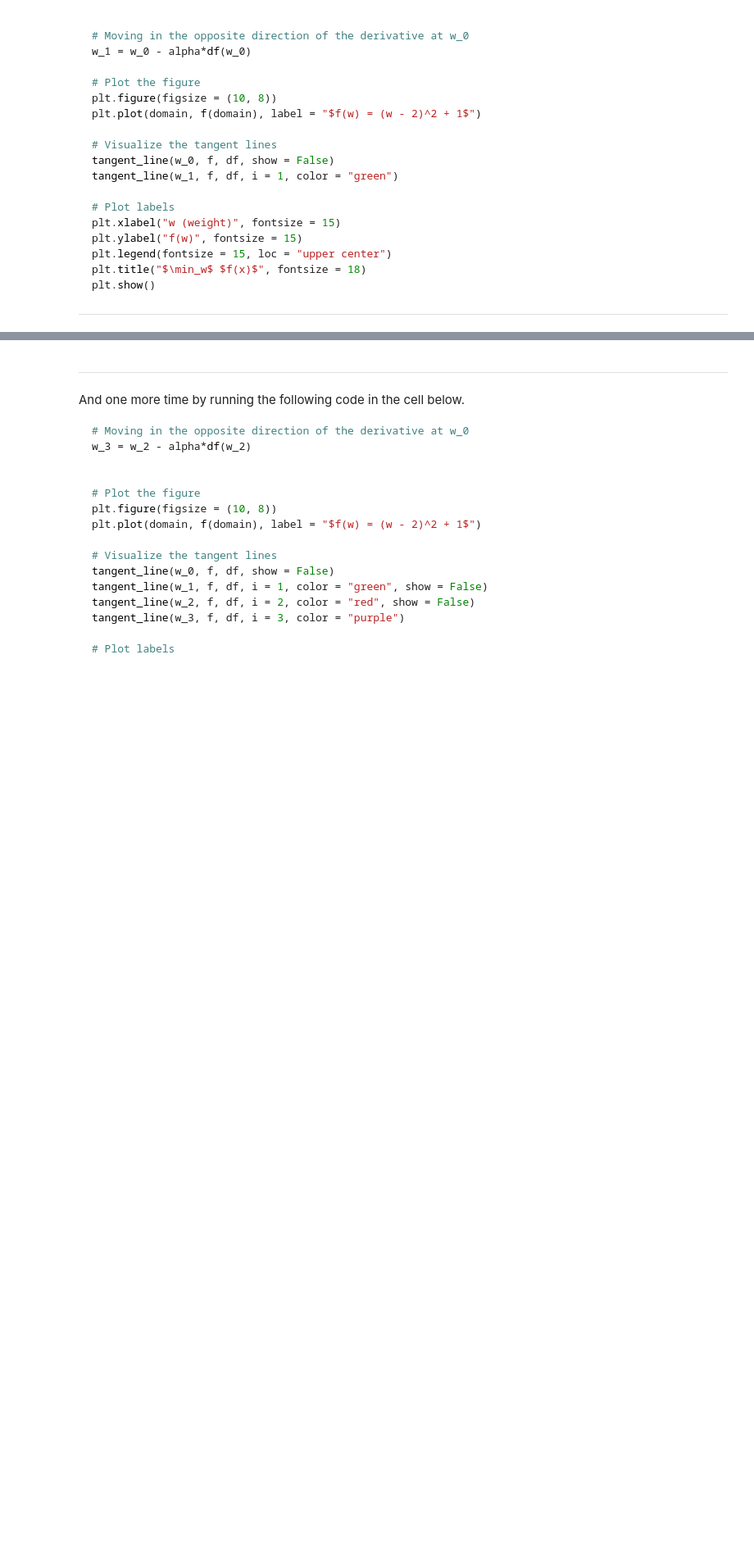
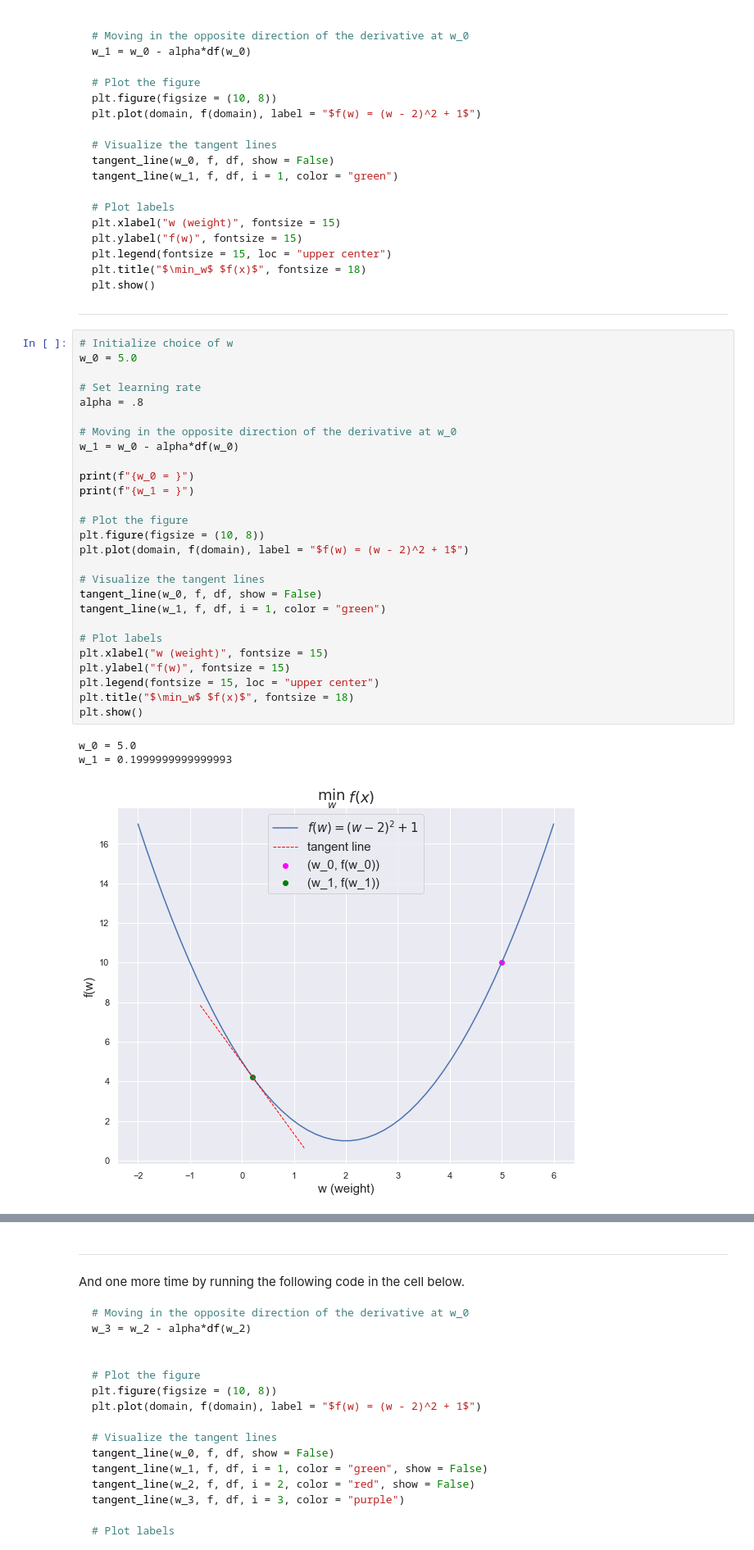
Before and after one commit to RandyRDavila/Data_Science_and_Machine_Learning_Spring_2022, a Jupyter notebook: Lecture_4/Lecture_4_1_Gradient_Descent.ipynb, the cells around one changed output, grey strips where cells are left out. Shown: that part at 82% size. Drawn from its saved outputs; the diff is of its cells as text; blank space fills up the shorter version.

````diff
--- a/Lecture_4/Lecture_4_1_Gradient_Descent.ipynb
+++ b/Lecture_4/Lecture_4_1_Gradient_Descent.ipynb
@@ -153,6 +232,37 @@ plt.show()
 ```
 
 ---
+# %%
+# Initialize choice of w
+w_0 = 5.0
+
+# Set learning rate
+alpha = .8
+
+# Moving in the opposite direction of the derivative at w_0
+w_1 = w_0 - alpha*df(w_0)
+
+print(f"{w_0 = }")
+print(f"{w_1 = }")
+
+# Plot the figure
+plt.figure(figsize = (10, 8))
+plt.plot(domain, f(domain), label = "$f(w) = (w - 2)^2 + 1$")
+
+# Visualize the tangent lines
+tangent_line(w_0, f, df, show = False)
+tangent_line(w_1, f, df, i = 1, color = "green")
+
+# Plot labels
+plt.xlabel("w (weight)", fontsize = 15)
+plt.ylabel("f(w)", fontsize = 15)
+plt.legend(fontsize = 15, loc = "upper center")
+plt.title("$\min_w$ $f(x)$", fontsize = 18)
+plt.show()
+# %% [output]
+w_0 = 5.0
+w_1 = 0.1999999999999993
+[figure, added]
 # %% [markdown]
 ---
 
````
Also changed, not shown: parts of 14 cells of this notebook.
